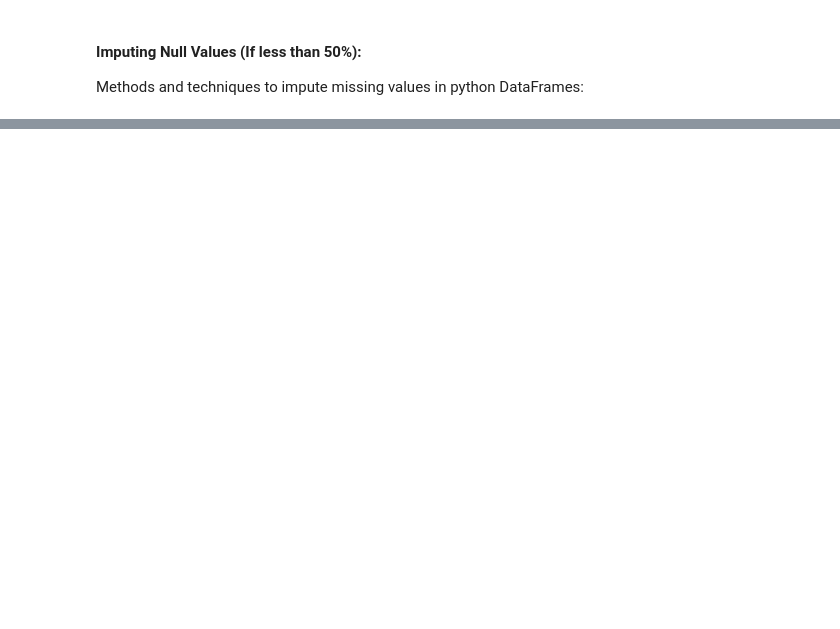
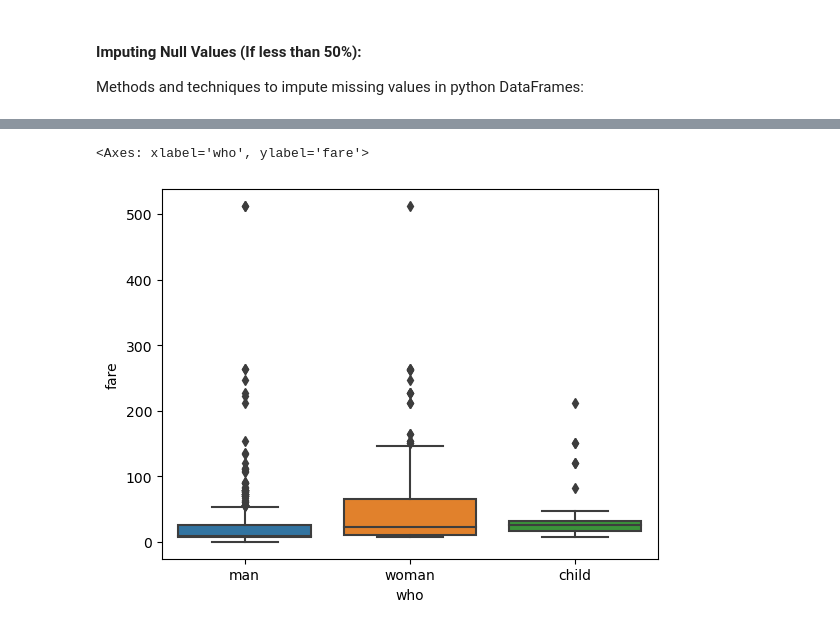
Before and after one commit to Mikkk1/Machine-Learning, a Jupyter notebook: EDA/01_eda.ipynb, the cells around one changed output, grey strips where cells are left out. Cells and saved outputs as stored; diff of their text form; code cells hidden in the pictures; blank space fills up the shorter version.

```diff
--- a/EDA/01_eda.ipynb
+++ b/EDA/01_eda.ipynb
@@ -139,0 +296,5 @@ Methods and techniques to impute missing values in python DataFrames:
+# %%
+sns.boxplot(data = df, x = 'who', y = 'fare')
+# %% [output]
+<Axes: xlabel='who', ylabel='fare'>
+[figure, added]
```
Also changed, not shown: parts of 24 cells of this notebook.
